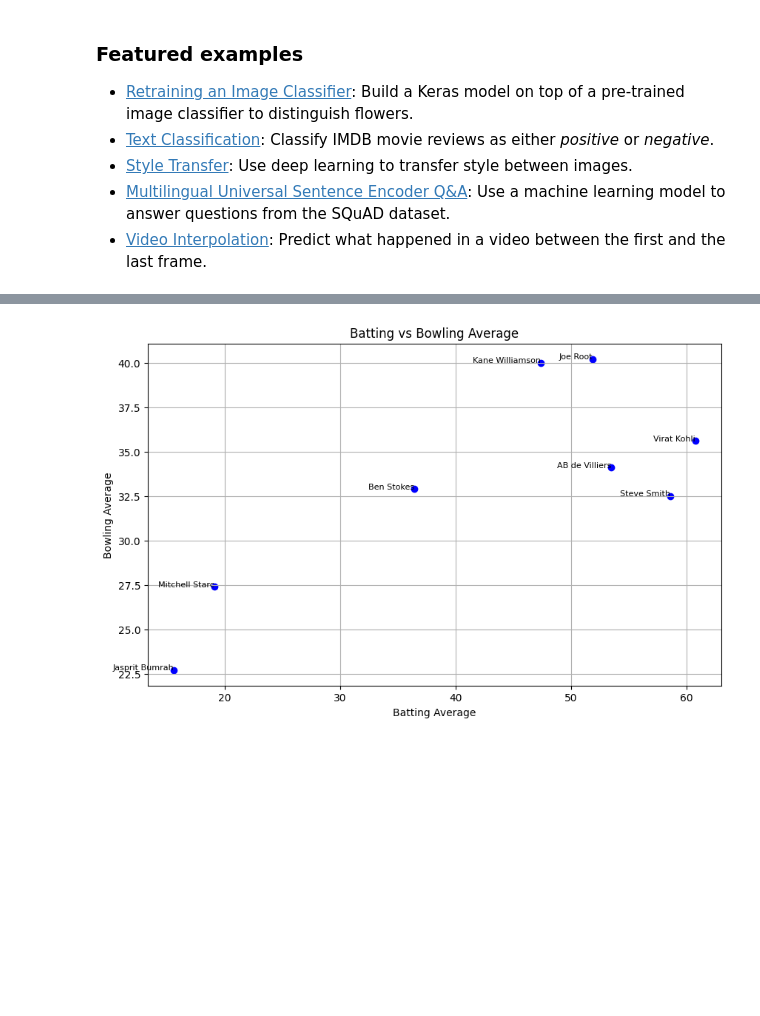
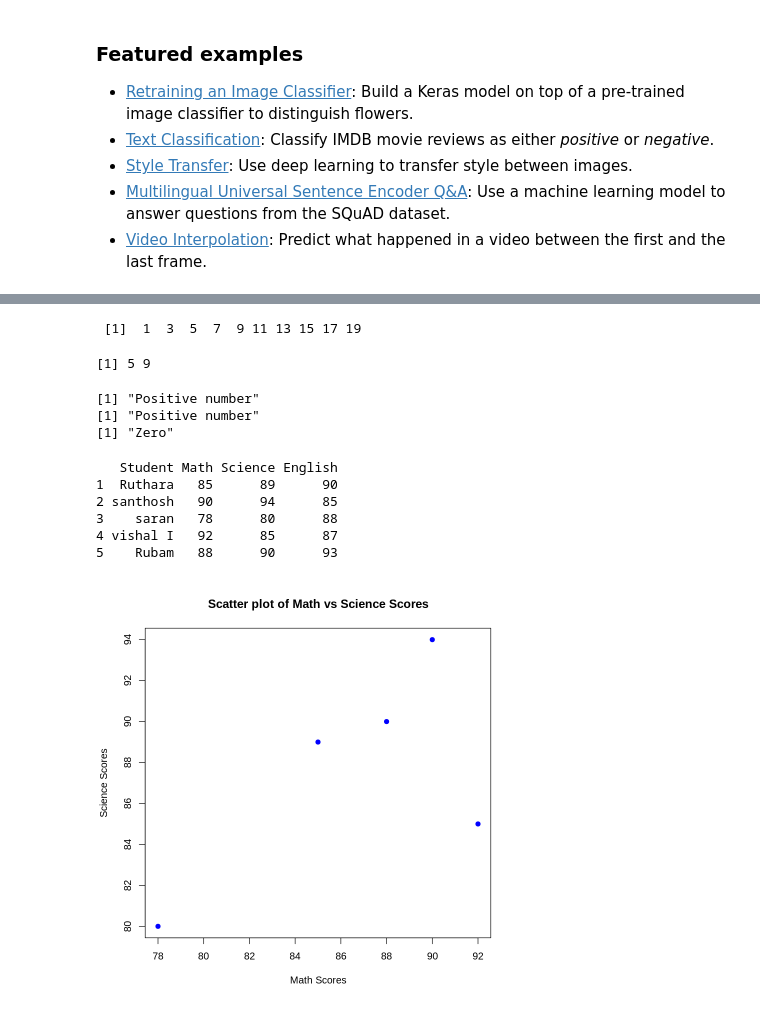
Before and after one commit to kajamaqbool/CODSOFT, a Jupyter notebook: Welcome_To_Colab.ipynb, the cells around one changed output, grey strips where cells are left out. Cells and saved outputs as stored; diff of their text form; code cells hidden in the pictures; blank space fills up the shorter version.

Commit message:
Analyzing student datset using R programming ploting graphs, bar graph, pie chart

```diff
--- a/Welcome_To_Colab.ipynb
+++ b/Welcome_To_Colab.ipynb
@@ -238,15 +198,61 @@ Saving Cricket_Player_Stats.xlsx to Cricket_Player_Stats (1).xlsx
-# %%
-plt.figure(figsize=(10,6))
-plt.scatter(df['Batting Average'], df['Bowling Average'], color='blue')
-
-# Add player names as labels near points
-for i, player in enumerate(df['Player Name']):
-    plt.text(df['Batting Average'][i], df['Bowling Average'][i], player, fontsize=8, ha='right')
-
-plt.title('Batting vs Bowling Average')
-plt.xlabel('Batting Average')
-plt.ylabel('Bowling Average')
-plt.grid(True)
-plt.show()
-# %% [output]
-[figure, removed]
+# %%
+odd_numbers <- seq(1, by = 2, length.out = 10)
+print(odd_numbers)
+# %% [output]
+ [1]  1  3  5  7  9 11 13 15 17 19
+# %%
+# Assuming you have the vector odd_numbers
+odd_numbers <- seq(1, by = 2, length.out = 10)
+
+# Extract 3rd and 5th elements
+extracted_elements <- odd_numbers[c(3, 5)]
+print(extracted_elements)
+# %% [output]
+[1] 5 9
+# %%
+check_number <- function(odd_numbers) {
+  if (odd_numbers > 0) {
+    print("Positive number")
+  } else if (odd_numbers < 0) {
+    print("Negative number")
+  } else {
+    print("Zero")
+  }
+}
+
+# Example usage:
+check_number(5)    # Positive number
+check_number(3)   # Negative number
+check_number(0)    # Zero
+# %% [output]
+[1] "Positive number"
+[1] "Positive number"
+[1] "Zero"
+# %%
+# Create the dataframe
+students <- data.frame(
+  Student = c("Ruthara", "santhosh", "saran", "vishal I", "Rubam"),
+  Math = c(85, 90, 78, 92, 88),
+  Science = c(89, 94, 80, 85, 90),
+  English = c(90, 85, 88, 87, 93)
+)
+
+# Print the dataframe
+print(students)
+# %% [output]
+   Student Math Science English
+1  Ruthara   85      89      90
+2 santhosh   90      94      85
+3    saran   78      80      88
+4 vishal I   92      85      87
+5    Rubam   88      90      93
+# %%
+ # Scatter plot of Math vs Science scores
+plot(students$Math, students$Science,
+     main = "Scatter plot of Math vs Science Scores",
+     xlab = "Math Scores",
+     ylab = "Science Scores",
+     pch = 19,            # solid circle points
+     col = "blue")
+# %% [output]
+[figure, added]
```
Also changed, not shown: parts of 7 cells of this notebook.
